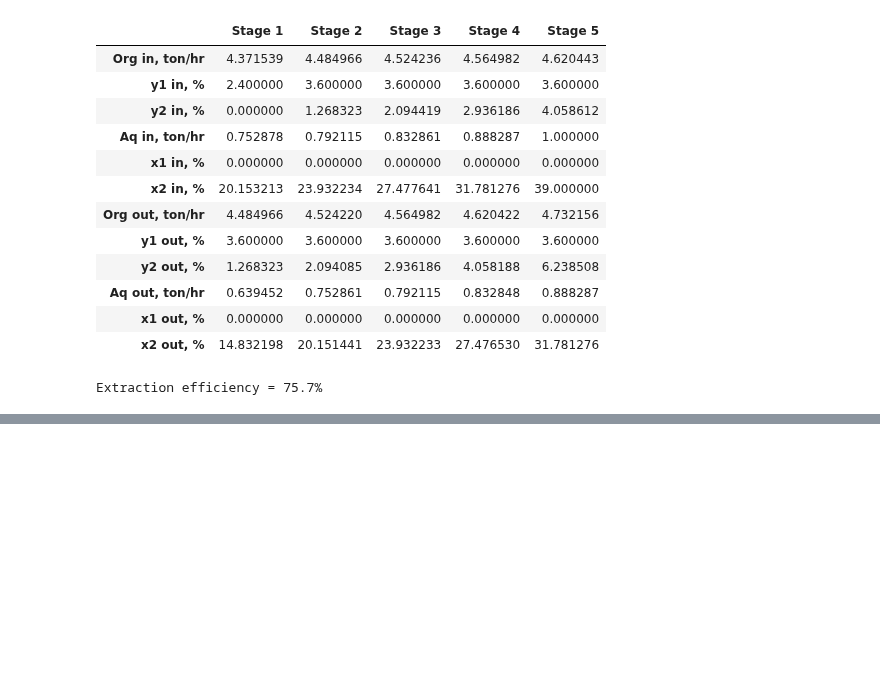
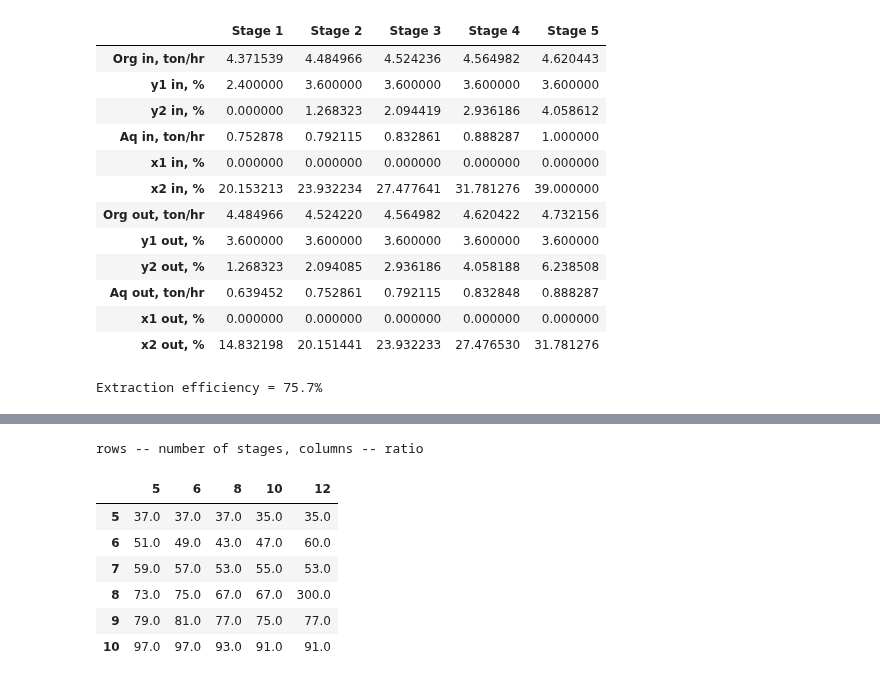
Before and after one commit to vladgap/LLC, a Jupyter notebook: Chitin_LLC_simulation_2.ipynb, the cells around one changed output, grey strips where cells are left out. Drawn from its saved outputs; the diff is of its cells as text; code cells hidden in the pictures; blank space fills up the shorter version.

```diff
--- a/Chitin_LLC_simulation_2.ipynb
+++ b/Chitin_LLC_simulation_2.ipynb
@@ -364,0 +419,13 @@ fig3_1.show()
+# %%
+run_table=pd.DataFrame(table[:,:,1], columns=ratios, index=stages)
+print ('rows -- number of stages, columns -- ratio')
+run_table
+# %% [output]
+rows -- number of stages, columns -- ratio
+|  | 5 | 6 | 8 | 10 | 12 |
+| 5 | 37.0 | 37.0 | 37.0 | 35.0 | 35.0 |
+| 6 | 51.0 | 49.0 | 43.0 | 47.0 | 60.0 |
+| 7 | 59.0 | 57.0 | 53.0 | 55.0 | 53.0 |
+| 8 | 73.0 | 75.0 | 67.0 | 67.0 | 300.0 |
+| 9 | 79.0 | 81.0 | 77.0 | 75.0 | 77.0 |
+| 10 | 97.0 | 97.0 | 93.0 | 91.0 | 91.0 |
```
Also changed, not shown: parts of 14 cells of this notebook.
